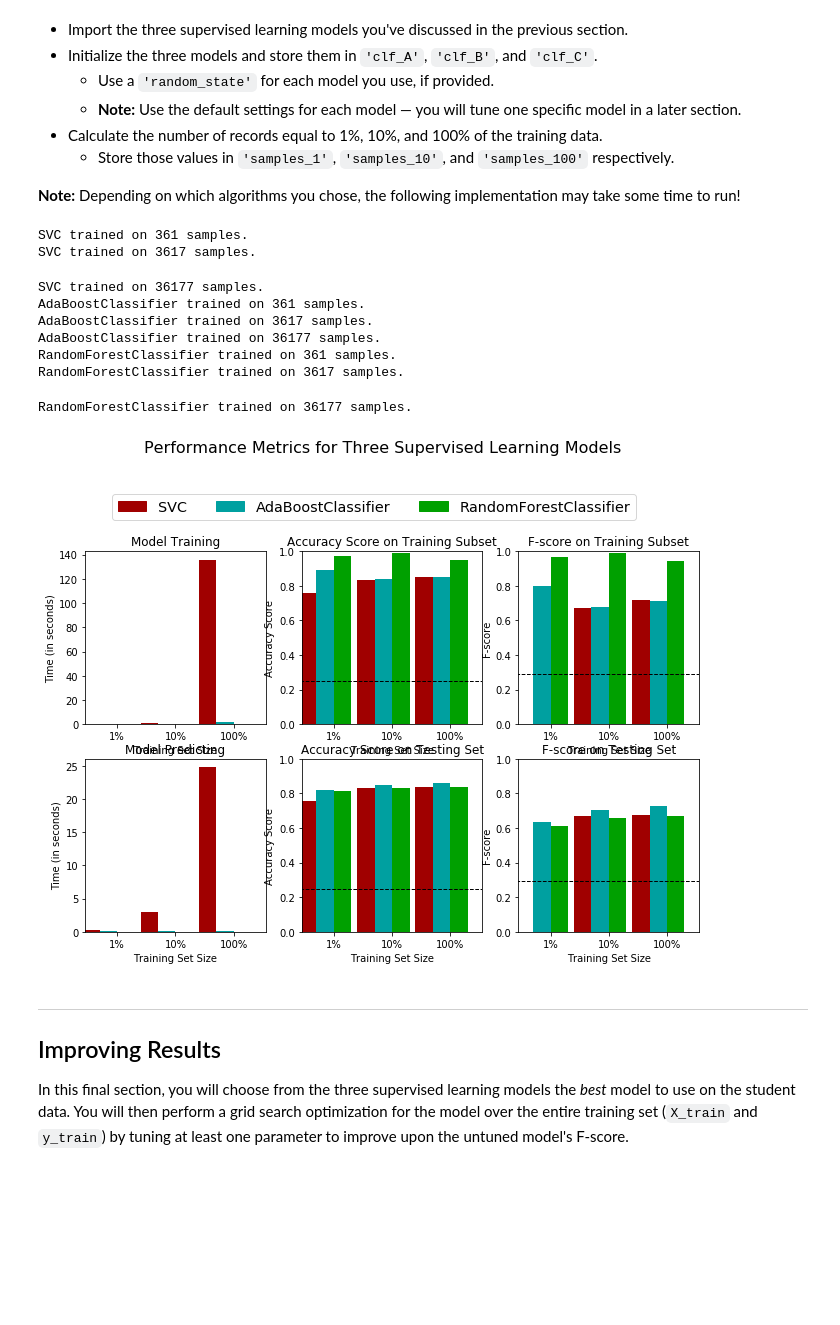
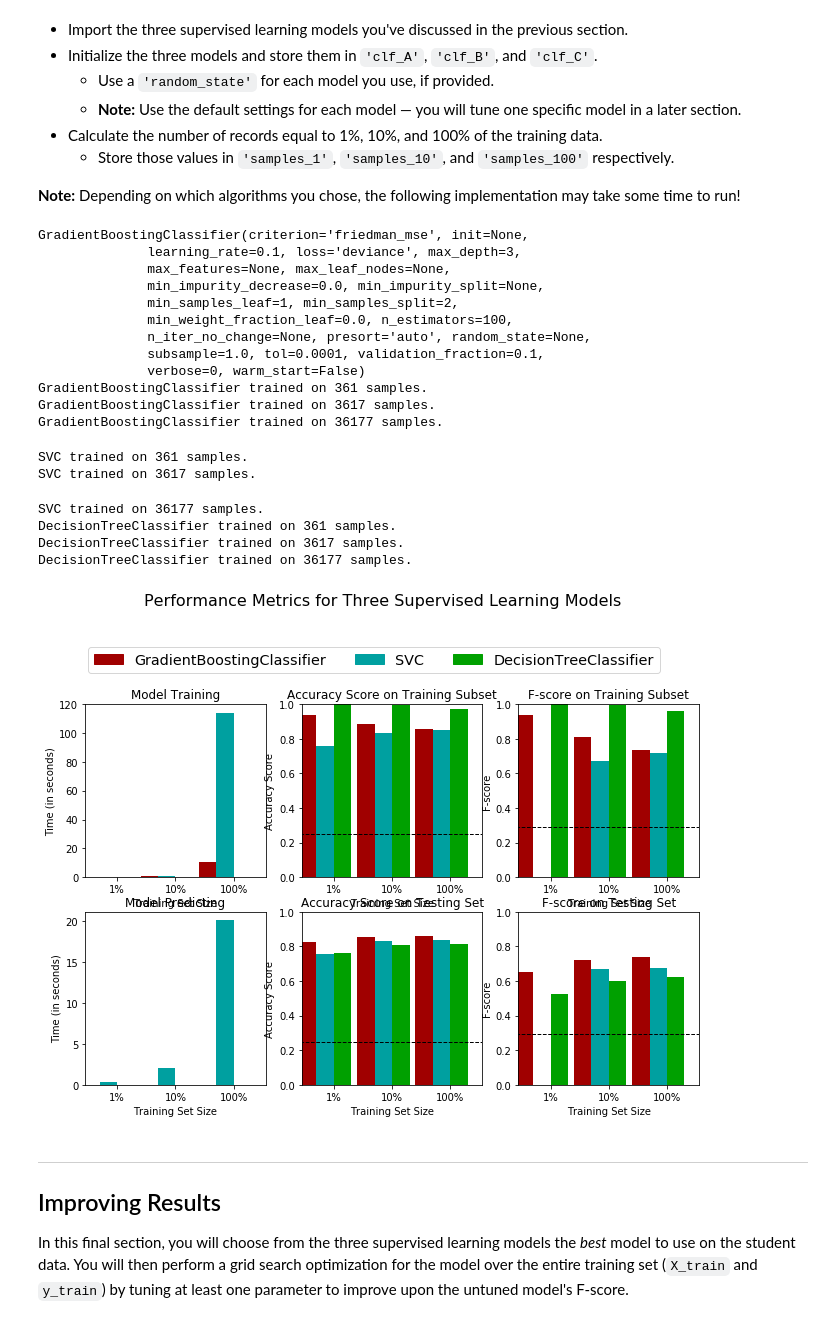
Before and after one commit to kurdi1mans/Finding-Donors-for-CharityML, a Jupyter notebook: finding_donors.ipynb, the cells around one changed output. Drawn from its saved outputs; the diff is of its cells as text; code cells hidden in the pictures; blank space fills up the shorter version.

```diff
--- a/finding_donors.ipynb
+++ b/finding_donors.ipynb
@@ -467,44 +467,57 @@ In the code cell, you will need to implement the following:
 # %%
 # TODO: Import the three supervised learning models from sklearn
 from sklearn.svm import SVC
-from sklearn.ensemble import AdaBoostClassifier,RandomForestClassifier
-from sklearn.naive_bayes import GaussianNB
+from sklearn.ensemble import GradientBoostingClassifier
+from sklearn.tree import DecisionTreeClassifier
 
 # TODO: Initialize the three models
-clf_A = SVC()
-clf_B = AdaBoostClassifier()
-clf_C = RandomForestClassifier()
+clf_A = GradientBoostingClassifier()
+clf_B = SVC()
+clf_C = DecisionTreeClassifier()
+
+print(clf_A)
 
 # TODO: Calculate the number of samples for 1%, 10%, and 100% of the training data
 # HINT: samples_100 is the entire training set i.e. len(y_train)
 # HINT: samples_10 is 10% of samples_100 (ensure to set the count of the values to be `int` and not `float`)
 # HINT: samples_1 is 1% of samples_100 (ensure to set the count of the values to be `int` and not `float`)
 samples_100 = len(y_train)
 samples_10 = int(samples_100/10)
 samples_1 = int(samples_100/100)
 
 # Collect results on the learners
 results = {}
 for clf in [clf_A, clf_B, clf_C]:
     clf_name = clf.__class__.__name__
     results[clf_name] = {}
     for i, samples in enumerate([samples_1, samples_10, samples_100]):
         results[clf_name][i] = \
         train_predict(clf, samples, X_train, y_train, X_test, y_test)
 
 # Run metrics visualization for the three supervised learning models chosen
 vs.evaluate(results, accuracy, fscore)
+
+#print(results)
 # %% [output]
-SVC trained on 361 samples.
-SVC trained on 3617 samples.
+GradientBoostingClassifier(criterion='friedman_mse', init=None,
+              learning_rate=0.1, loss='deviance', max_depth=3,
+              max_features=None, max_leaf_nodes=None,
+              min_impurity_decrease=0.0, min_impurity_split=None,
+              min_samples_leaf=1, min_samples_split=2,
+              min_weight_fraction_leaf=0.0, n_estimators=100,
+              n_iter_no_change=None, presort='auto', random_state=None,
+              subsample=1.0, tol=0.0001, validation_fraction=0.1,
+              verbose=0, warm_start=False)
+GradientBoostingClassifier trained on 361 samples.
+GradientBoostingClassifier trained on 3617 samples.
+GradientBoostingClassifier trained on 36177 samples.
-SVC trained on 36177 samples.
-AdaBoostClassifier trained on 361 samples.
-AdaBoostClassifier trained on 3617 samples.
-AdaBoostClassifier trained on 36177 samples.
-RandomForestClassifier trained on 361 samples.
-RandomForestClassifier trained on 3617 samples.
+SVC trained on 361 samples.
+SVC trained on 3617 samples.
-RandomForestClassifier trained on 36177 samples.
+SVC trained on 36177 samples.
+DecisionTreeClassifier trained on 361 samples.
+DecisionTreeClassifier trained on 3617 samples.
+DecisionTreeClassifier trained on 36177 samples.
-[figure, old version]
+[figure, new version]
 # %% [markdown]
 ----
 ## Improving Results
```
Also changed, not shown: parts of 7 cells of this notebook.
